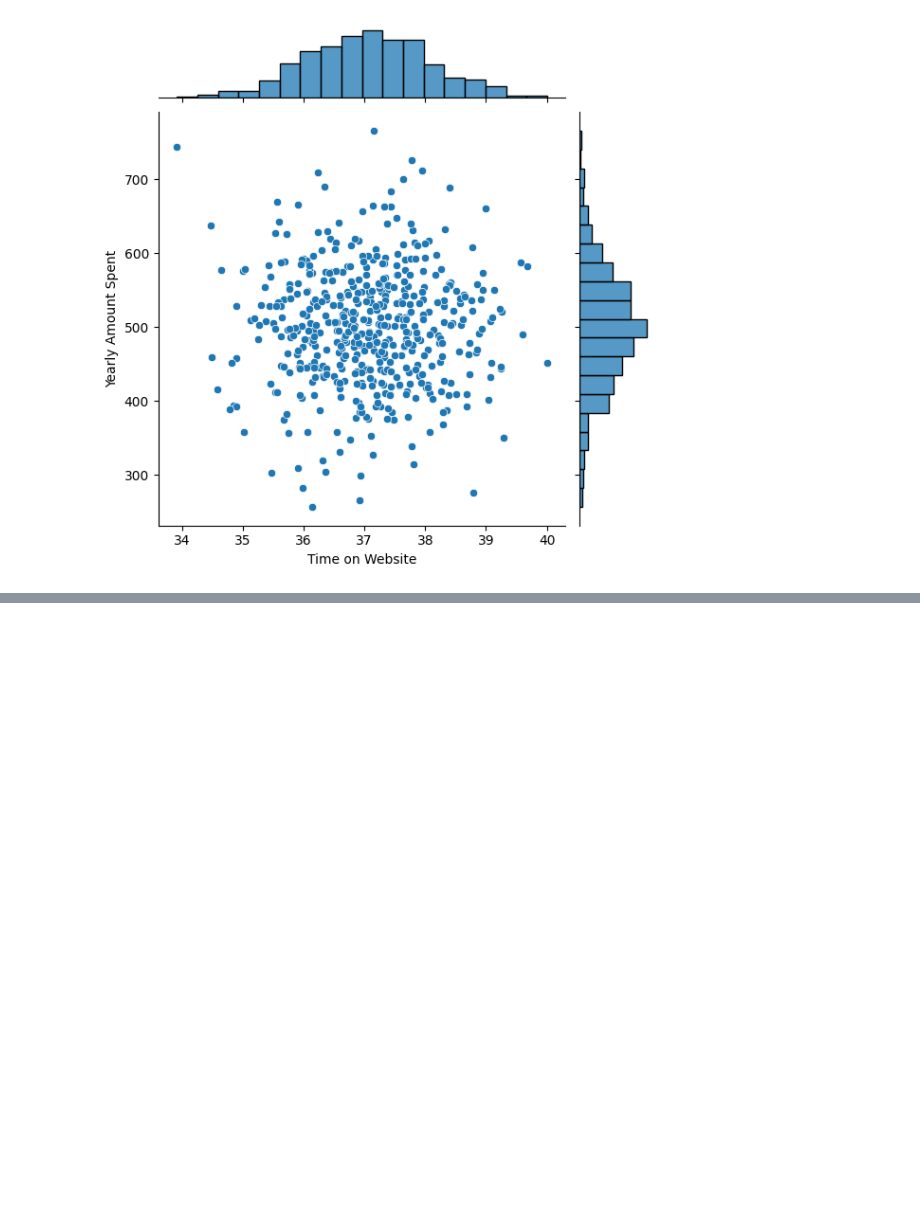
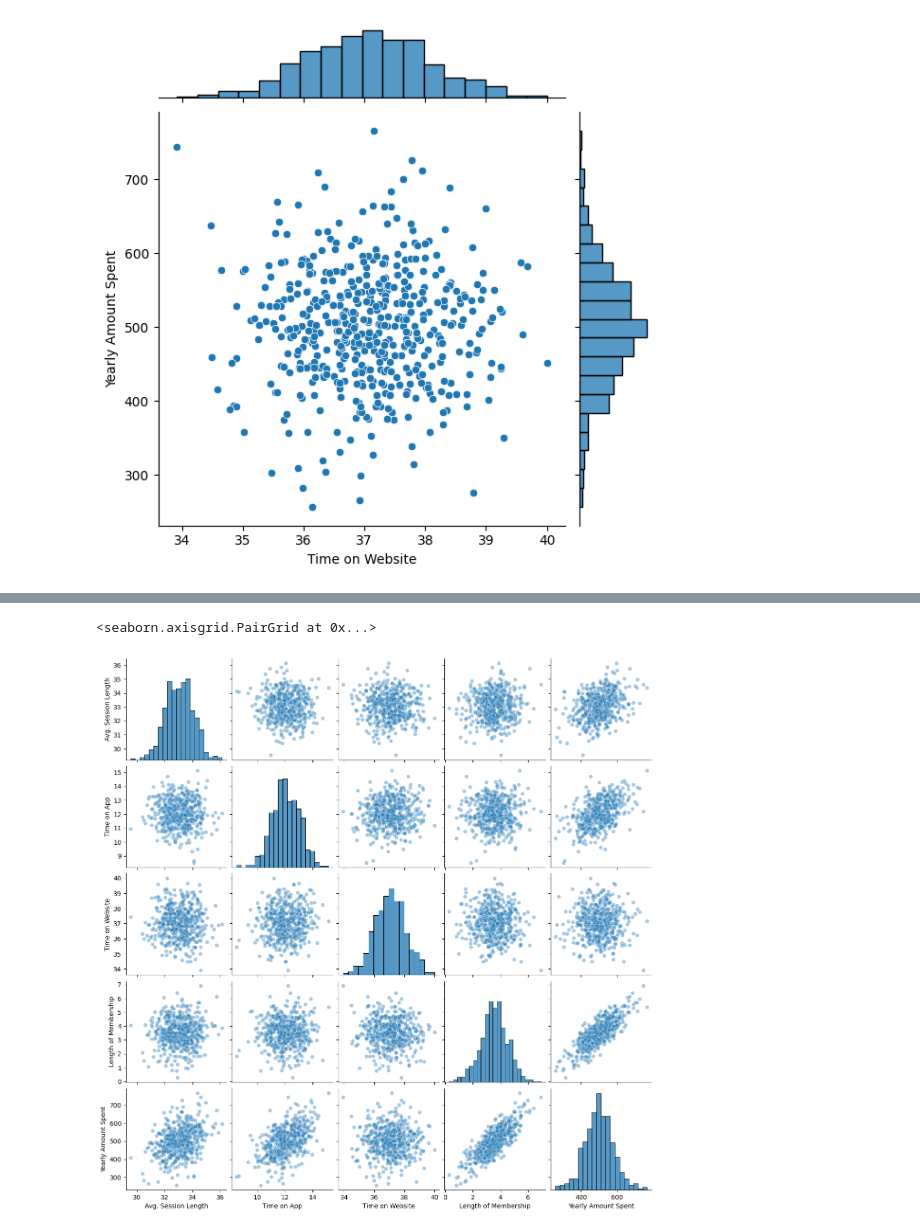
Before and after one commit to Andreas-Westh/MachineLearning_Python, a Jupyter notebook: Linear_Regression.ipynb, the cells around one changed output, grey strips where cells are left out. Drawn from its saved outputs; the diff is of its cells as text; code cells hidden in the pictures; blank space fills up the shorter version.

```diff
--- a/Linear_Regression.ipynb
+++ b/Linear_Regression.ipynb
@@ -55,0 +66,5 @@ sns.jointplot(x="Time on Website", y="Yearly Amount Spent", data=df)
+# %%
+sns.pairplot(df, kind = 'scatter', plot_kws={'alpha':0.4}) # dont overload with a million variables
+# %% [output]
+<seaborn.axisgrid.PairGrid at 0x...>
+[figure, added]
```
Also changed, not shown: parts of 18 cells of this notebook.
